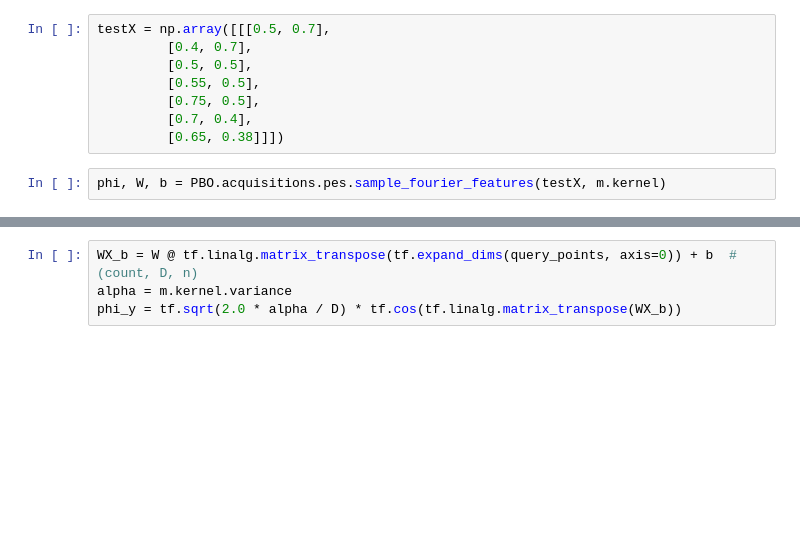
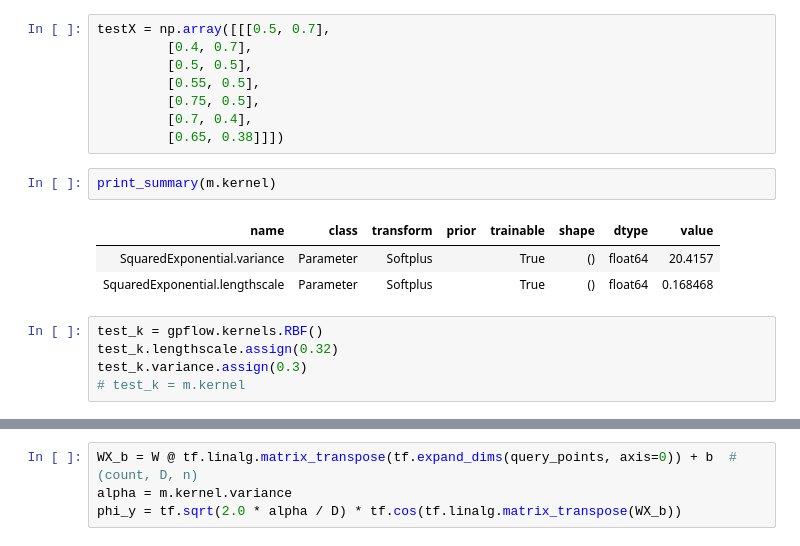
Before and after one commit to sebtsh/Top-k-Ranking-Bayesian-Optimization, a Jupyter notebook: notebooks/PBO_DTS.ipynb, the cells around one changed output, grey strips where cells are left out. Drawn from its saved outputs; the diff is of its cells as text; blank space fills up the shorter version.

```diff
--- a/notebooks/PBO_DTS.ipynb
+++ b/notebooks/PBO_DTS.ipynb
@@ -327,5 +394,14 @@ testX = np.array([[[0.5, 0.7],
          [0.75, 0.5],
          [0.7, 0.4],
          [0.65, 0.38]]])
-# %%
-phi, W, b = PBO.acquisitions.pes.sample_fourier_features(testX, m.kernel)
+# %%
+print_summary(m.kernel)
+# %% [output]
+| name | class | transform | prior | trainable | shape | dtype | value |
+| SquaredExponential.variance | Parameter | Softplus |  | True | () | float64 | 20.4157 |
+| SquaredExponential.lengthscale | Parameter | Softplus |  | True | () | float64 | 0.168468 |
+# %%
+test_k = gpflow.kernels.RBF()
+test_k.lengthscale.assign(0.32)
+test_k.variance.assign(0.3)
+# test_k = m.kernel
```
Also changed, not shown: parts of 13 cells of this notebook, 1 other file.
